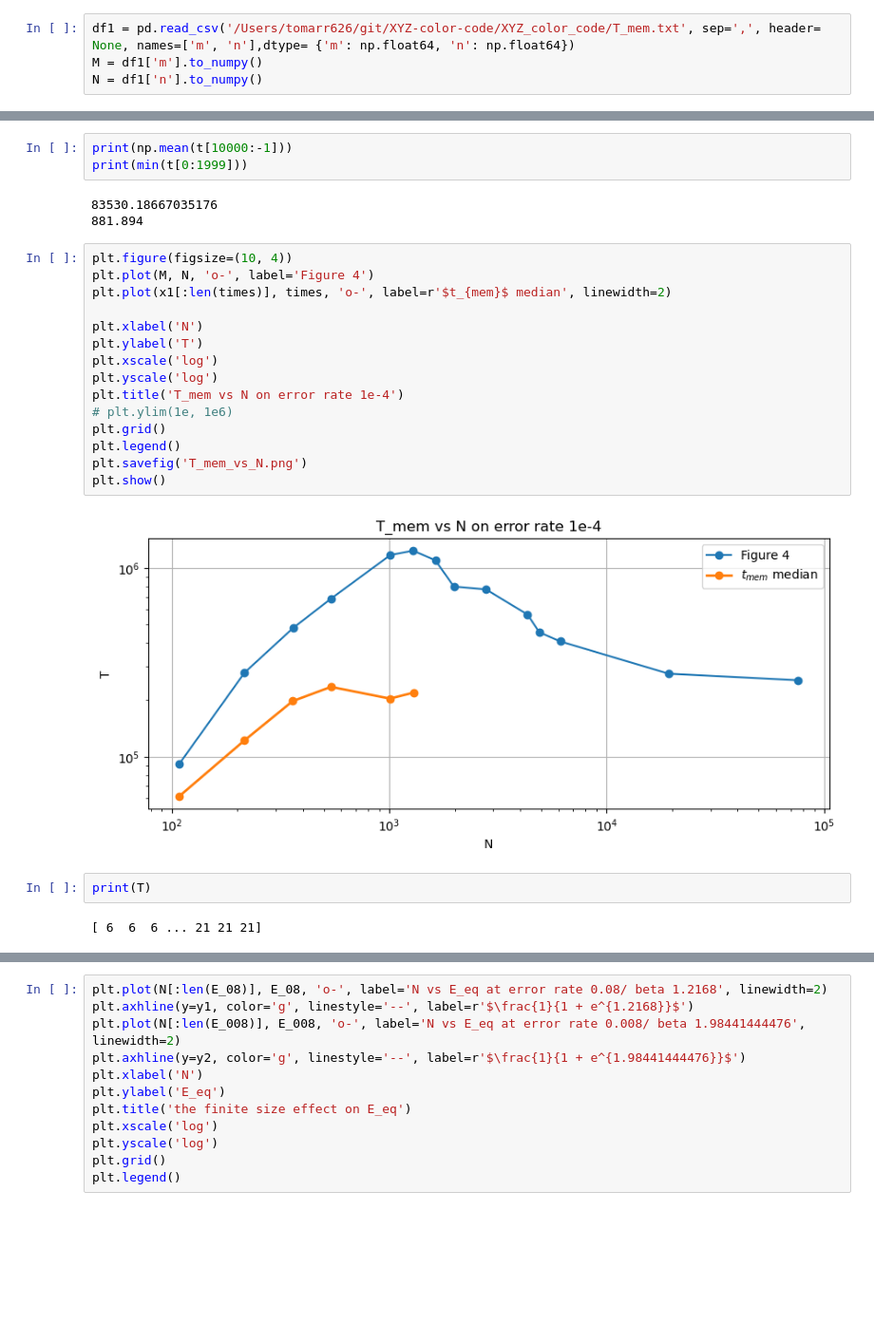
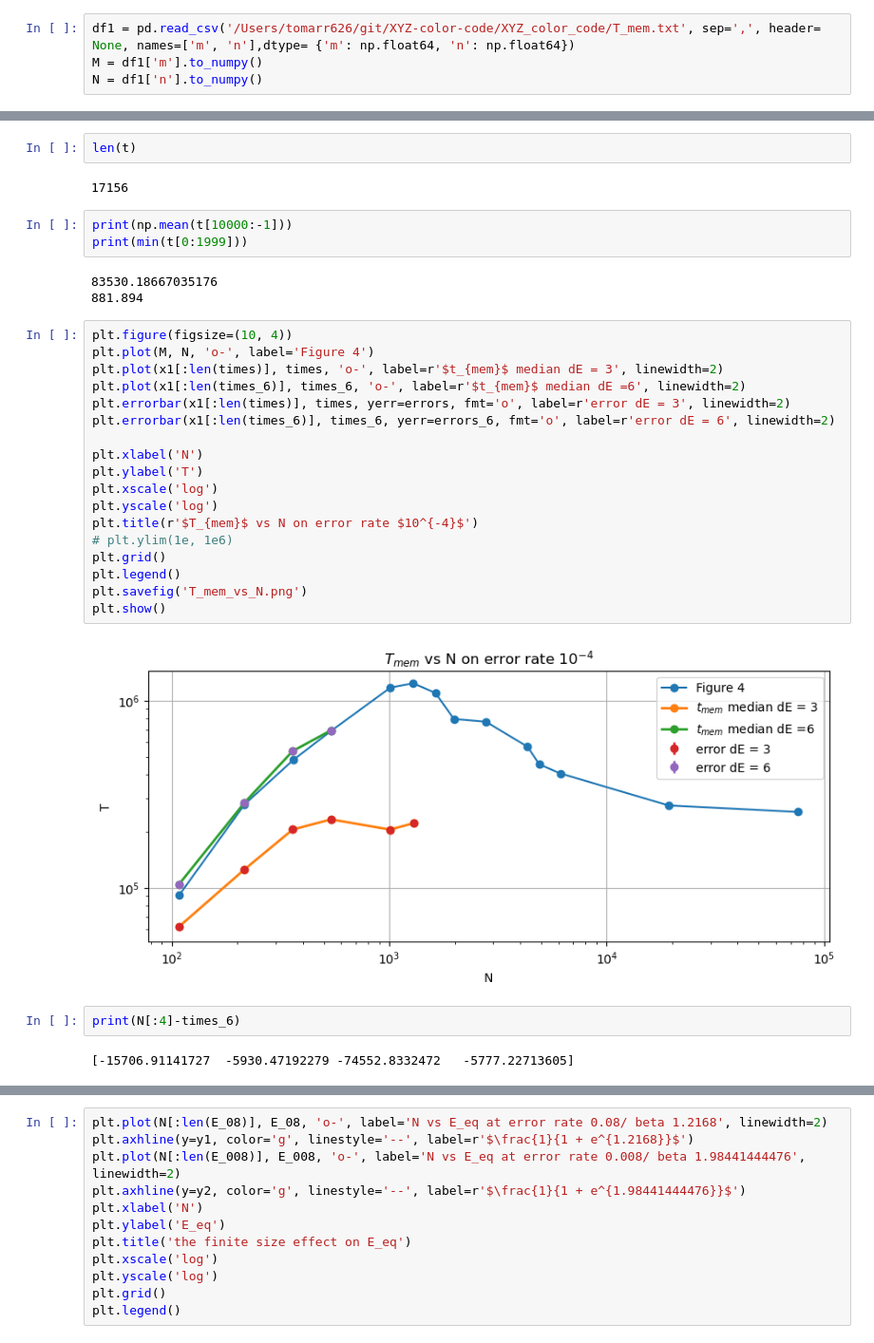
Before and after one commit to toM0dots/XYZ-color-code, a Jupyter notebook: XYZ_color_code/comparison.ipynb, the cells around one changed output, grey strips where cells are left out. Shown at 95% size. Cells and saved outputs as stored; diff of their text form; blank space fills up the shorter version.

```diff
--- a/XYZ_color_code/comparison.ipynb
+++ b/XYZ_color_code/comparison.ipynb
@@ -41,3 +76,7 @@ print(np.mean(t[8000:9999]))
+# %%
+len(t)
+# %% [output]
+17156
 # %%
 print(np.mean(t[10000:-1]))
 print(min(t[0:1999]))
@@ -47,24 +86,27 @@ print(min(t[0:1999]))
 # %%
 plt.figure(figsize=(10, 4))
 plt.plot(M, N, 'o-', label='Figure 4')
-plt.plot(x1[:len(times)], times, 'o-', label=r'$t_{mem}$ median', linewidth=2)
+plt.plot(x1[:len(times)], times, 'o-', label=r'$t_{mem}$ median dE = 3', linewidth=2)
+plt.plot(x1[:len(times_6)], times_6, 'o-', label=r'$t_{mem}$ median dE =6', linewidth=2)
+plt.errorbar(x1[:len(times)], times, yerr=errors, fmt='o', label=r'error dE = 3', linewidth=2)
+plt.errorbar(x1[:len(times_6)], times_6, yerr=errors_6, fmt='o', label=r'error dE = 6', linewidth=2)
 
 plt.xlabel('N')
 plt.ylabel('T')
 plt.xscale('log')
 plt.yscale('log')
-plt.title('T_mem vs N on error rate 1e-4')
+plt.title(r'$T_{mem}$ vs N on error rate $10^{-4}$')
 # plt.ylim(1e, 1e6)
 plt.grid()
 plt.legend()
 plt.savefig('T_mem_vs_N.png')
 plt.show()
 # %% [output]
-[figure, old version]
+[figure, new version]
-# %%
-print(T)
-# %% [output]
-[ 6  6  6 ... 21 21 21]
+# %%
+print(N[:4]-times_6)
+# %% [output]
+[-15706.91141727  -5930.47192279 -74552.8332472   -5777.22713605]
 # %%
 # N vs equilibrium energy for error rate 0.08
 
```
Also changed, not shown: parts of 4 cells of this notebook, 20 other files.
